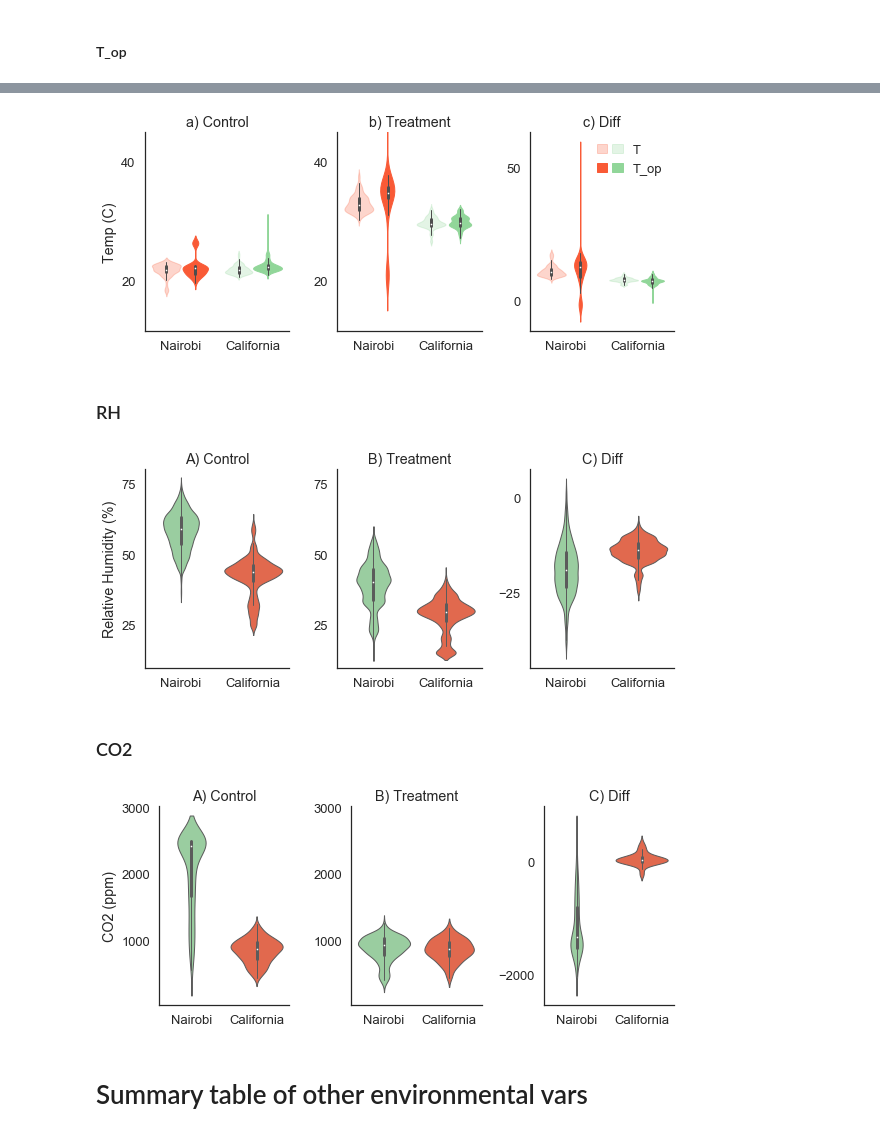
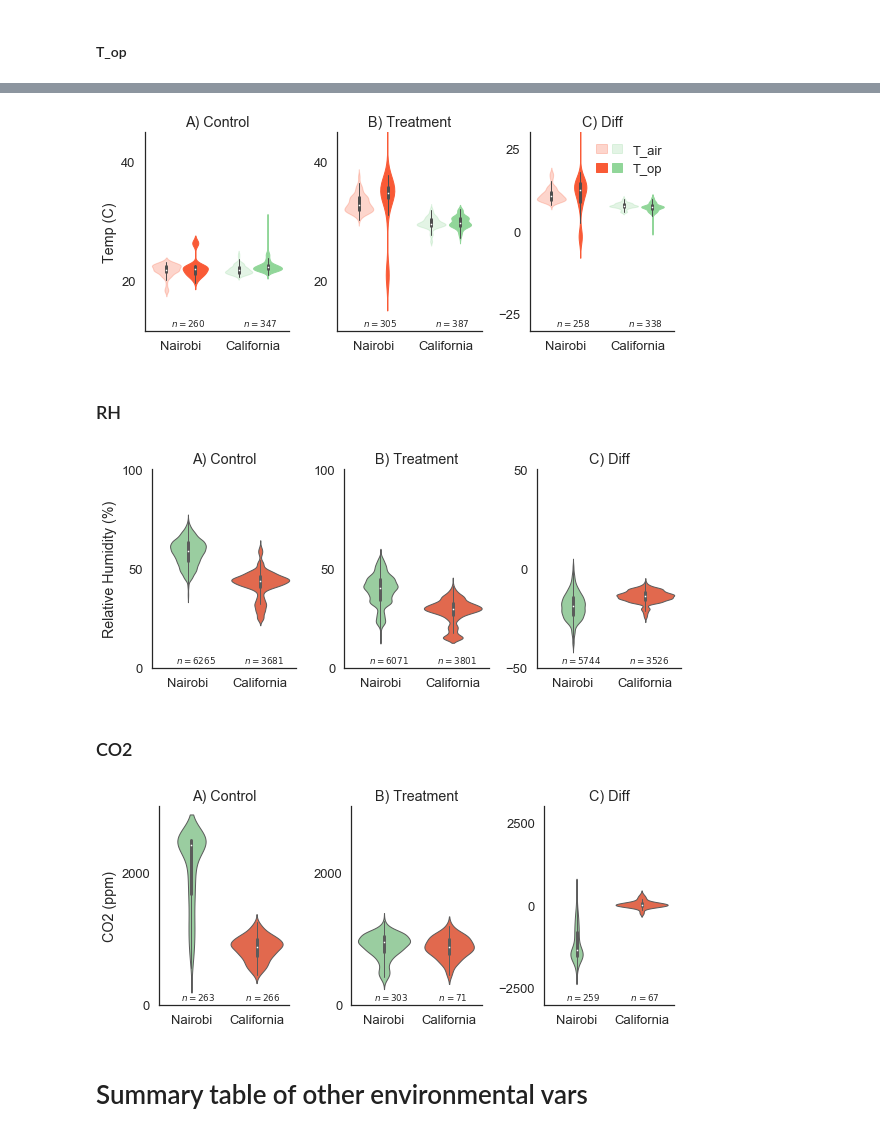
Before and after one commit to bolliger32/berkeley_temp_behavior, a Jupyter notebook: code/notebooks/publication_figures_and_tables.ipynb, the cells around one changed output, grey strips where cells are left out. Drawn from its saved outputs; the diff is of its cells as text; code cells hidden in the pictures.

```diff
--- a/code/notebooks/publication_figures_and_tables.ipynb
+++ b/code/notebooks/publication_figures_and_tables.ipynb
@@ -169,13 +169,16 @@ with sns.axes_style('whitegrid'):
             ax.yaxis.set_label_coords(1.04,.5)
             ax.set_xlim(out_dict[m]['range'])
 
+            n = outs.loc[idx[loc,:],:].shape[0]
+
             p50 = this_df.median()
             p10 = this_df.quantile(.1)
             p90 = this_df.quantile(.9)
 
             ax.axvline(p50)
-            ax.text(.99,.99,'10th percentile: {:.2f}\n50th percentile: {:.2f}\n90th percentile: {:.2f}\n'.format(
-                p10,p50,p90),ha='right',va='top', transform = ax.transAxes, fontsize=fs)
+            ax.text(.99,.99,'10th percentile: {:.2f}\n50th percentile: {:.2f}'.format(p10,p50) +
+                '\n90th percentile: {:.2f}\n$n={}$'.format(p90,n),
+                ha='right',va='top', transform = ax.transAxes, fontsize=fs)
 
         fig.text(0.06, 0.5, 'density', ha='center', va='center', rotation='vertical', fontsize=fs_lab/2)
         ax.set_xlabel(out_dict[m]['xlabel'])
@@ -452,6 +456,14 @@ for site in sites:
         dfs['T_op'][tx].columns = dfs['T_op'][tx].columns * 5
         dfs['T'][tx] = dfs['T'][tx].loc[:,dfs['T_op'][tx].columns]
         dfs['T'][tx] = dfs['T'][tx].loc[:,~dfs['T'][tx].isnull().all(axis=0)]
+
+        # make sure we get same measurements from each session-condition
+        # for both T and T_op
+        dfs['T'][tx] = dfs['T'][tx].where((dfs['T'][tx].notnull()) & (dfs['T_op'][tx].notnull()),
+                                          np.nan)
+        dfs['T_op'][tx] = dfs['T_op'][tx].where((dfs['T'][tx].notnull()) & (dfs['T_op'][tx].notnull()),
+                                          np.nan)
+
 
         dfs['T'][tx] = dfs['T'][tx].join(timing.loc[timing['Treatment group']==i])
         del dfs['T'][tx]['Treatment group']
@@ -481,11 +493,11 @@ Top_box_df.rename(columns={'T':'Temp (C)',
 Top_box_df['Group'] = Top_box_df['Group'].str.title()
 def label_func(x):
     if x == 'Control':
-        return 'a) Control'
+        return 'A) Control'
     elif x == 'Treatment':
-        return 'b) Treatment'
+        return 'B) Treatment'
     elif x == 'Diff':
-        return 'c) Diff'
+        return 'C) Diff'
 Top_box_df['Group'] = Top_box_df['Group'].apply(label_func)
 # %% [output]
 of pandas will change to not sort by default.
@@ -499,6 +511,8 @@ To retain the current behavior and silence the warning, pass 'sort=True'.
 from matplotlib.legend_handler import HandlerTuple
 kind='violin'
 tup_handl = HandlerTuple(ndivide=None)
+ns = Top_box_df.groupby(['Group','Site','Measurement']).count()
+panels = ['A) Control','B) Treatment','C) Diff']
 with sns.plotting_context('talk',rc={'lines.linewidth':1}):
     with sns.axes_style(style):
         g = sns.factorplot(x="Site", y="Temp (C)", hue="Measurement", col='Group',
@@ -511,15 +525,22 @@ with sns.plotting_context('talk',rc={'lines.linewidth':1}):
         ub = 45
         ax[0,0].set_ylim((lb,ub))
         ax[0,1].set_ylim((lb,ub))
-        for a in ax.flatten():
+        ax[0,2].set_ylim((-30,30))
+        for aix,a in enumerate(ax.flatten()):
             [a.collections[i].set_color(colors['Nairobi']) for i in [0,2]]
             [a.collections[i].set_color(colors['California']) for i in [4,6]]
             [a.collections[i].set_alpha(.25) for i in [0,4]]
+            n_N = ns.loc[idx[panels[aix],'Nairobi','T'],'Temp (C)']
+            n_C = ns.loc[idx[panels[aix],'California','T'],'Temp (C)']
+            a.text(.18,.02,'$n={}$                $n={}$'.format(n_N,n_C),
+                   transform=a.transAxes,fontsize=fs/4)
+
         handles = [(a.collections[0],a.collections[4]),(a.collections[2],a.collections[6])]
+        lab = ['T_air','T_op']
         a.legend(handles,lab,handler_map={tuple:tup_handl})
 plt.savefig(join(fig_dir,'{}_Top.png'.format(kind)))
 # %% [output]
-[figure, old version]
+[figure, new version]
 # %% [markdown]
 ### RH
 # %%
@@ -559,22 +580,28 @@ def label_func(x):
 RH_box_df['Group'] = RH_box_df['Group'].apply(label_func)
 # %%
 kind='violin'
-
+ns_RH = RH_box_df.groupby(['Group','Site']).count()
 with sns.plotting_context('talk',rc={'lines.linewidth':1}):
     with sns.axes_style(style):
         g = sns.factorplot(x="Site", y='Relative Humidity (%)', col='Group',
                         data=RH_box_df, kind=kind, size=4, aspect=.7,
                       sharey=False, palette = [colors['California'],colors['Nairobi']])
         ax = g.axes
-        lb = min(ax[0,0].get_ylim()[0],ax[0,1].get_ylim()[0])
-        ub = max(ax[0,0].get_ylim()[1],ax[0,1].get_ylim()[1])
+        lb = 0
+        ub = 100
         ax[0,0].set_ylim((lb,ub))
         ax[0,1].set_ylim((lb,ub))
+        ax[0,2].set_ylim((-50,50))
+        for aix,a in enumerate(ax.flatten()):
+            n_N = ns_RH.loc[idx[panels[aix],'Nairobi'],'Relative Humidity (%)']
+            n_C = ns_RH.loc[idx[panels[aix],'California'],'Relative Humidity (%)']
+            a.text(.17,.02,'$n={}$            $n={}$'.format(n_N,n_C),
+                   transform=a.transAxes,fontsize=fs/4)
 
         g.set_axis_labels("",'Relative Humidity (%)').set_titles("{col_name}")
 plt.savefig(join(fig_dir,'{}_RH.png'.format(kind)))
 # %% [output]
-[figure, old version]
+[figure, new version]
 # %% [markdown]
 ### CO2
 # %%
@@ -612,22 +639,28 @@ def label_func(x):
 CO2_box_df['Group'] = CO2_box_df['Group'].apply(label_func)
 # %%
 kind='violin'
-
+ns_CO2 = CO2_box_df.groupby(['Group','Site']).count()
 with sns.plotting_context('talk',rc={'lines.linewidth':1}):
     with sns.axes_style(style):
         g = sns.factorplot(x="Site", y='CO2 (ppm)', col='Group',
                         data=CO2_box_df, kind=kind, size=4, aspect=.7,
                       sharey=False, palette = [colors['California'],colors['Nairobi']])
         ax = g.axes
-        lb = min(ax[0,0].get_ylim()[0],ax[0,1].get_ylim()[0])
-        ub = max(ax[0,0].get_ylim()[1],ax[0,1].get_ylim()[1])
+        lb = 0
+        ub = 3000
         ax[0,0].set_ylim((lb,ub))
         ax[0,1].set_ylim((lb,ub))
+        ax[0,2].set_ylim((-3000,3000))
+        for aix,a in enumerate(ax.flatten()):
+            n_N = ns_CO2.loc[idx[panels[aix],'Nairobi'],'CO2 (ppm)']
+            n_C = ns_CO2.loc[idx[panels[aix],'California'],'CO2 (ppm)']
+            a.text(.17,.02,'$n={}$             $n={}$'.format(n_N,n_C),
+                   transform=a.transAxes,fontsize=fs/4)
 
         g.set_axis_labels("",'CO2 (ppm)').set_titles("{col_name}")
 plt.savefig(join(fig_dir,'{}_CO2.png'.format(kind)))
 # %% [output]
-[figure, old version]
+[figure, new version]
 # %% [markdown]
 # Summary table of other environmental vars
 # %%
```
Also changed, not shown: parts of 7 cells of this notebook.
